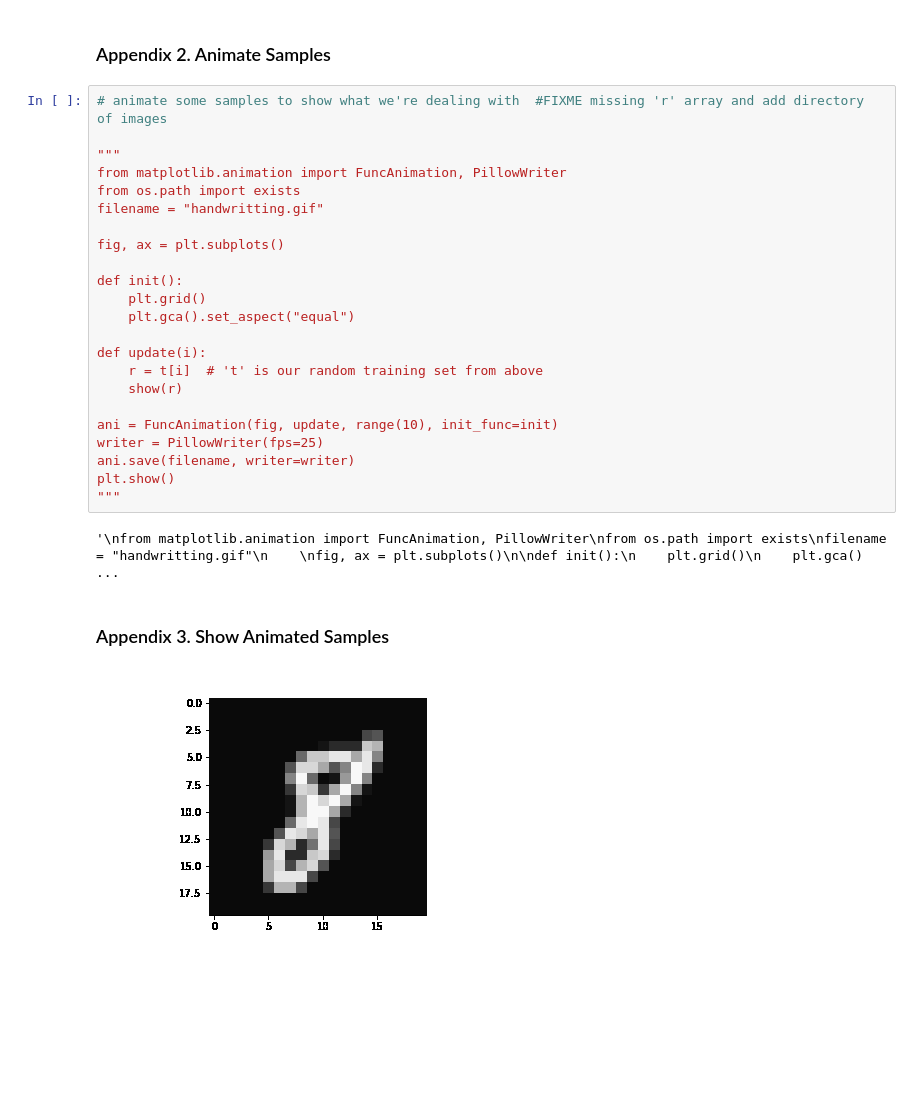
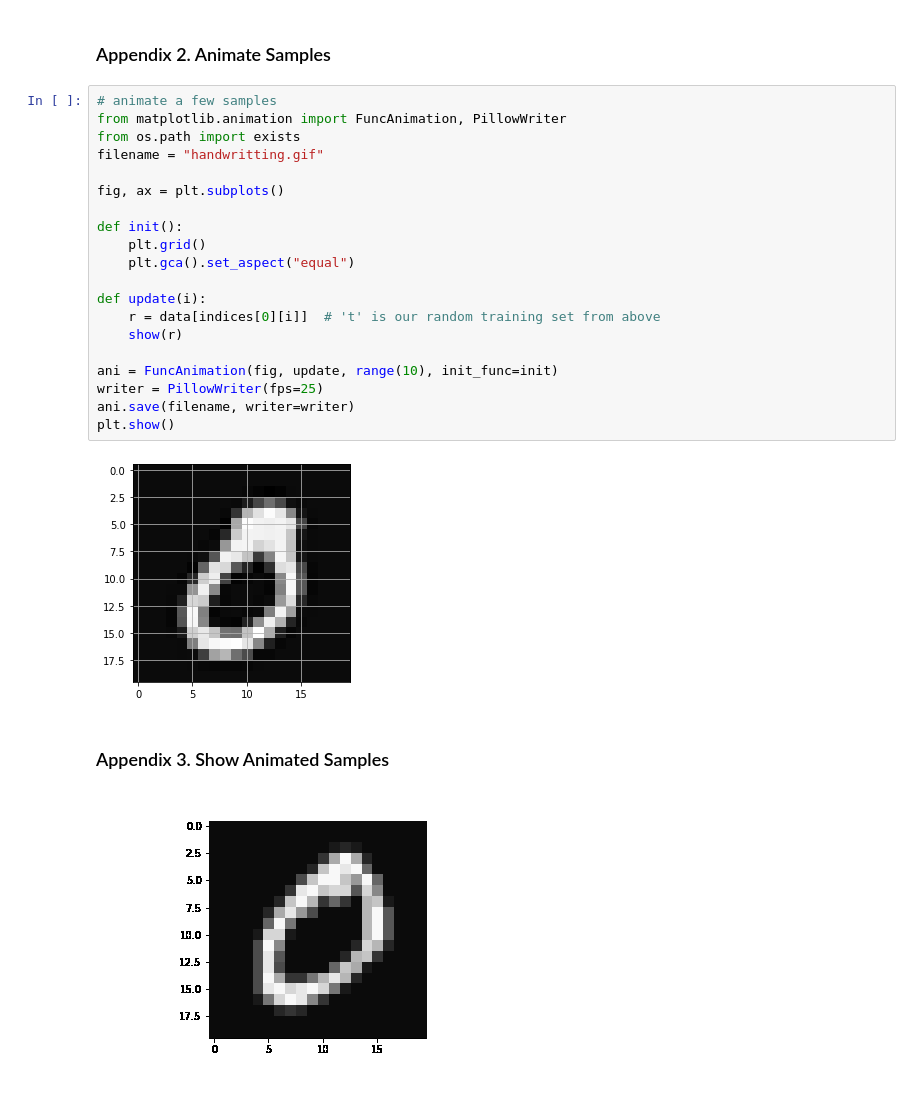
Before and after one commit to fractalclockwork/Math425, a Jupyter notebook: FinalProjectProblem3.ipynb, the cells around one changed output. Saved outputs shown, nothing was run; the diff lists cells and outputs as text; blank space fills up the shorter version.

```diff
--- a/FinalProjectProblem3.ipynb
+++ b/FinalProjectProblem3.ipynb
@@ -308,30 +332,27 @@ https://cmdlinetips.com/2019/05/singular-value-decomposition-svd-in-python/
 # %% [markdown]
 ### Appendix 2. Animate Samples
 # %%
-# animate some samples to show what we're dealing with  #FIXME missing 'r' array and add directory of images
-
-"""
+# animate a few samples
 from matplotlib.animation import FuncAnimation, PillowWriter
 from os.path import exists
 filename = "handwritting.gif"
 
 fig, ax = plt.subplots()
 
 def init():
     plt.grid()
     plt.gca().set_aspect("equal")
 
 def update(i):
-    r = t[i]  # 't' is our random training set from above
+    r = data[indices[0][i]]  # 't' is our random training set from above
     show(r)
 
 ani = FuncAnimation(fig, update, range(10), init_func=init)
 writer = PillowWriter(fps=25)
 ani.save(filename, writer=writer)
 plt.show()
-"""
 # %% [output]
-'\nfrom matplotlib.animation import FuncAnimation, PillowWriter\nfrom os.path import exists\nfilename = "handwritting.gif"\n    \nfig, ax = plt.subplots()\n\ndef init():\n    plt.grid()\n    plt.gca() ...
+[figure, added]
 # %% [markdown]
 ### Appendix 3. Show Animated Samples
-![handwritting.gif](attachment:handwritting.gif-old)
+![handwritting.gif](attachment:handwritting.gif-new)
```
Also changed, not shown: parts of 4 cells of this notebook.
